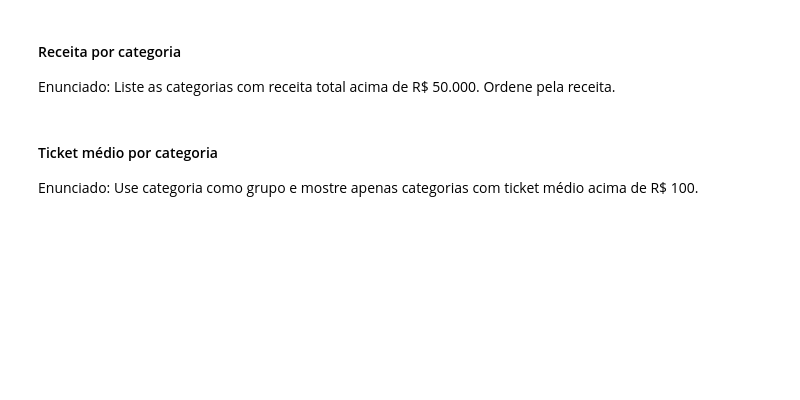
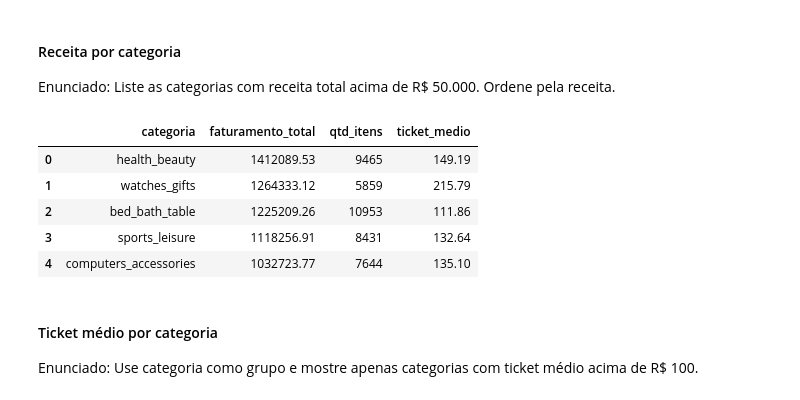
Before and after one commit to orlandovcj/Semana_9, a Jupyter notebook: Exercício/SEMANA_9.ipynb, the cells around one changed output. Cells and saved outputs as stored; diff of their text form; code cells hidden in the pictures; blank space fills up the shorter version.

```diff
--- a/Exercício/SEMANA_9.ipynb
+++ b/Exercício/SEMANA_9.ipynb
@@ -618,6 +674,29 @@ Enunciado: Liste os estados com mais de 500 pedidos únicos. Ordene do maior par
 #### Receita por categoria
 
 Enunciado: Liste as categorias com receita total acima de R$ 50.000. Ordene pela receita.
+# %%
+# Receitas por categoria acima de R$ 50.000
+banco_dados.sql("""
+SELECT
+    p.product_category_name_english AS categoria,
+    SUM(f.valor_total) AS faturamento_total,
+    COUNT(f.order_id) AS qtd_itens,
+    ROUND(AVG(f.valor_total), 2) AS ticket_medio
+FROM fato_vendas f
+INNER JOIN dim_produto p
+    ON f.produto_sk = p.produto_sk
+GROUP BY p.product_category_name_english
+HAVING faturamento_total >1000000
+ORDER BY faturamento_total DESC
+LIMIT 10
+""").df()
+# %% [output]
+|  | categoria | faturamento_total | qtd_itens | ticket_medio |
+| 0 | health_beauty | 1412089.53 | 9465 | 149.19 |
+| 1 | watches_gifts | 1264333.12 | 5859 | 215.79 |
+| 2 | bed_bath_table | 1225209.26 | 10953 | 111.86 |
+| 3 | sports_leisure | 1118256.91 | 8431 | 132.64 |
+| 4 | computers_accessories | 1032723.77 | 7644 | 135.10 |
 # %% [markdown]
 #### Ticket médio por categoria
 
```
Also changed, not shown: parts of 7 cells of this notebook.
